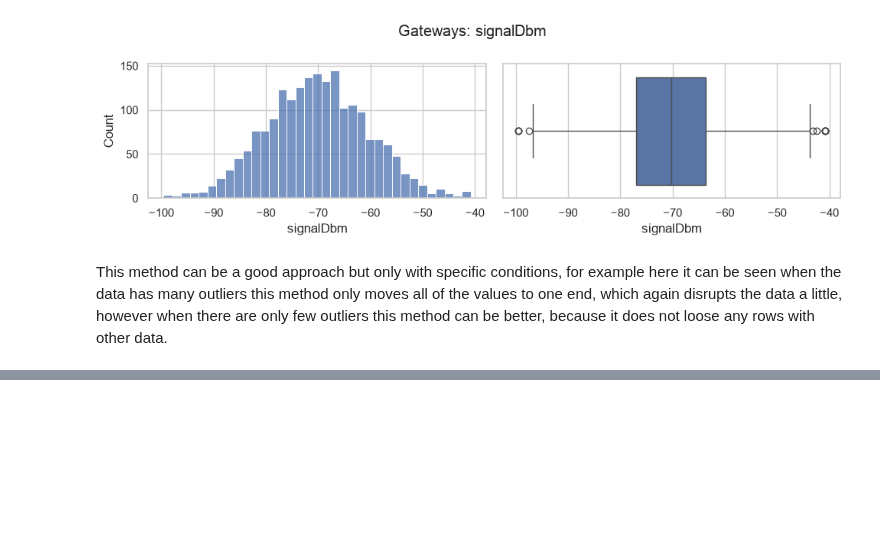
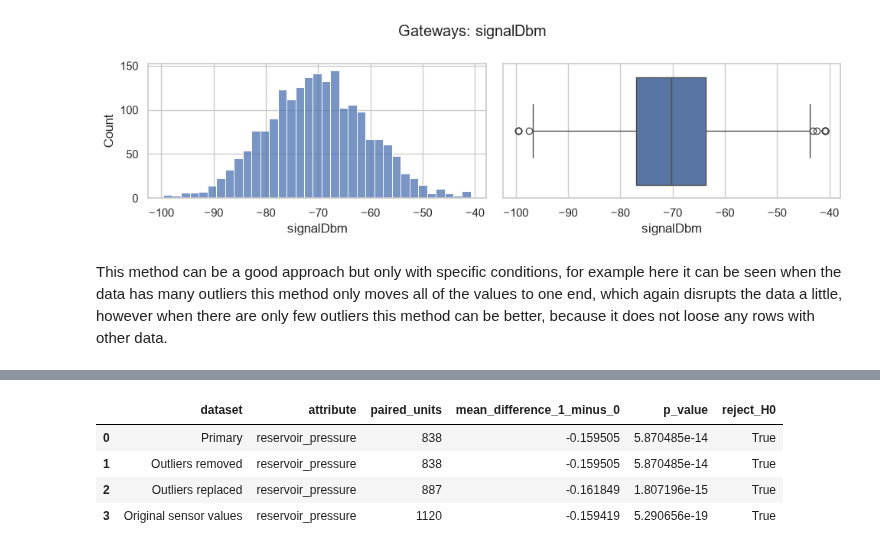
Before and after one commit to zigo-matej/iau_project, a Jupyter notebook: phase_01.ipynb, the cells around one changed output, grey strips where cells are left out. Cells and saved outputs as stored; diff of their text form; code cells hidden in the pictures; blank space fills up the shorter version.

```diff
--- a/phase_01.ipynb
+++ b/phase_01.ipynb
@@ -1405,0 +1470,5 @@ This method can be a good approach but only with specific conditions, for exampl
+# %%
+alpha = 0.05
+alpha_test = alpha / 2
+confidence_level = 1 - alpha_test
+print(f'Reject each null hypothesis if p < {alpha_test}')
@@ -1405,0 +1515,25 @@ This method can be a good approach but only with specific conditions, for exampl
+# %%
+available_sensor_data = readings.copy()
+available_sensor_data['unitId'] = available_sensor_data['unitId'].str.replace('U', '').astype(int)
+available_sensor_data['tsCycle'] = parse_dates(available_sensor_data['tsCycle'])
+
+sensitivity_rows = []
+for label, frame in [('Primary', hypothesis_data),
+                     ('Outliers removed', readings_no_outliers),
+                     ('Outliers replaced', readings_replaced_outliers),
+                     ('Original sensor values', available_sensor_data)]:
+    frame = frame.drop_duplicates()
+    pairs = frame.groupby(['unitId', 'failure'])['reservoir_pressure'].mean().unstack('failure').dropna(subset=[0, 1])
+    result = stats.ttest_rel(pairs[1], pairs[0])
+    sensitivity_rows.append({'dataset': label, 'attribute': 'reservoir_pressure', 'paired_units': len(pairs),
+                             'mean_difference_1_minus_0': (pairs[1] - pairs[0]).mean(),
+                             'p_value': result.pvalue, 'reject_H0': result.pvalue < alpha_test})
+
+sensitivity = pd.DataFrame(sensitivity_rows)
+display(sensitivity)
+# %% [output]
+|  | dataset | attribute | paired_units | mean_difference_1_minus_0 | p_value | reject_H0 |
+| 0 | Primary | reservoir_pressure | 838 | -0.159505 | 5.870485e-14 | True |
+| 1 | Outliers removed | reservoir_pressure | 838 | -0.159505 | 5.870485e-14 | True |
+| 2 | Outliers replaced | reservoir_pressure | 887 | -0.161849 | 1.807196e-15 | True |
+| 3 | Original sensor values | reservoir_pressure | 1120 | -0.159419 | 5.290656e-19 | True |
```
Also changed, not shown: parts of 26 cells of this notebook.
